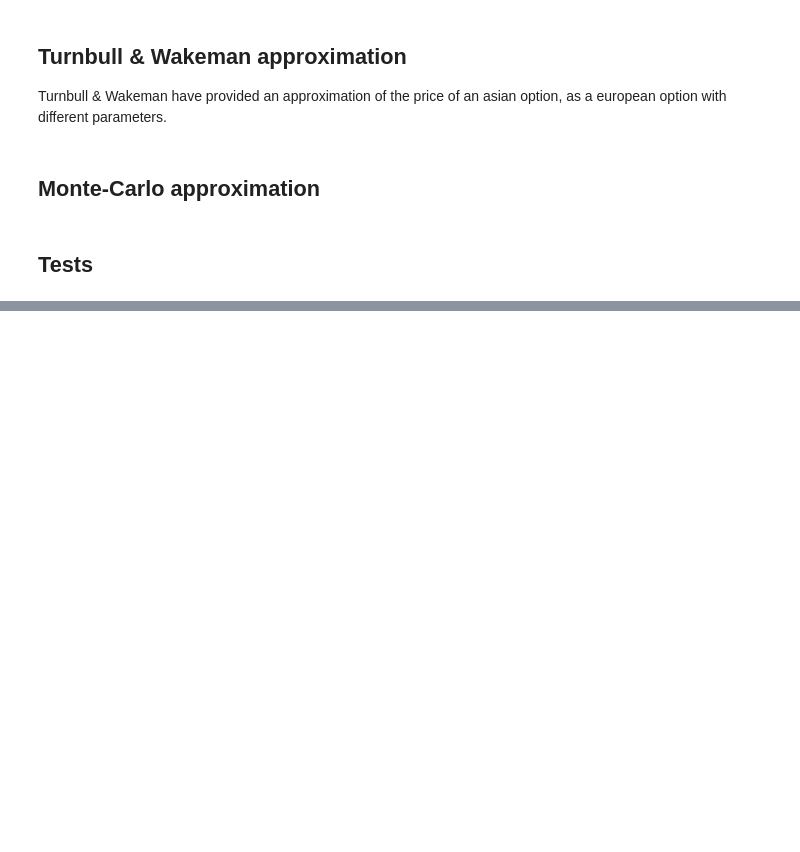
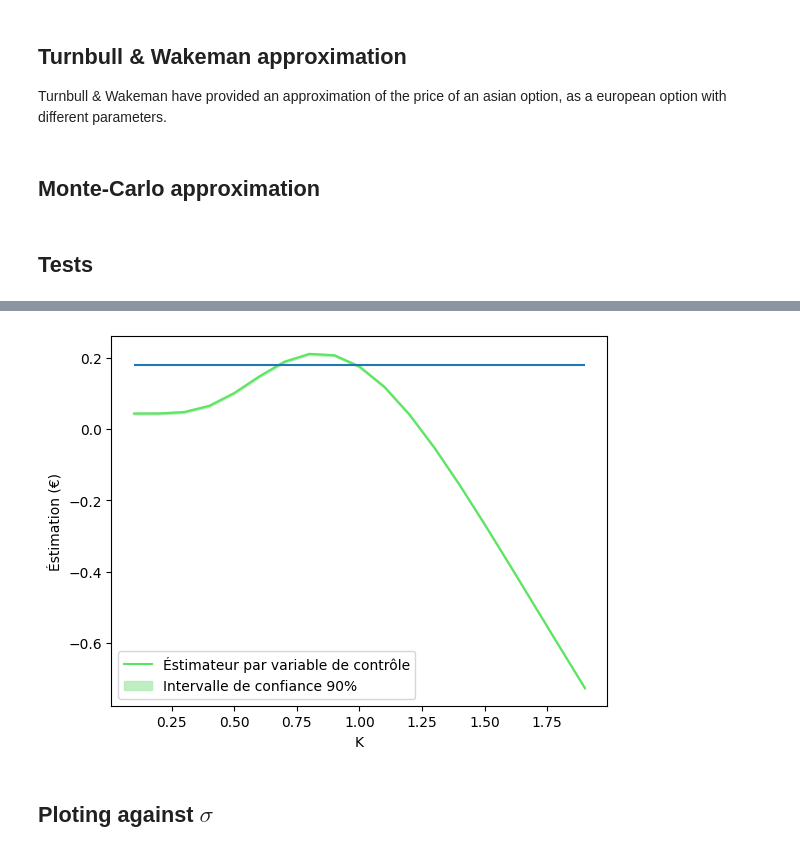
Before and after one commit to Sh3xe/asian-option-pricing, a Jupyter notebook: pricing.ipynb, the cells around one changed output, grey strips where cells are left out. Drawn from its saved outputs; the diff is of its cells as text; code cells hidden in the pictures; blank space fills up the shorter version.

```diff
--- a/pricing.ipynb
+++ b/pricing.ipynb
@@ -197,0 +201,41 @@ plt.show()
+# %%
+def approx_calc_K(K, price_paths):
+    # Control variable monte-carlo
+    r_e, sig_e = ctrl_coeffs(r, sig, num_subdivs)
+    control_mean = call_eur_bs(r_e, sig_e, T, S0, K)
+    asian_mc_samples = np.maximum(price_paths.mean(axis=1) - K, 0)
+    control_samples = np.maximum(np.exp( np.log(price_paths)[:,1:].mean(axis=1) ) - K, 0)
+    asian_ctrl_mc_samples = np.exp(-r*T)*(asian_mc_samples - control_samples + control_mean)
+
+    approx = asian_ctrl_mc_samples.mean()
+    std_dev = asian_ctrl_mc_samples.std(ddof=1) / np.sqrt(len(asian_ctrl_mc_samples))
+    return approx, std_dev
+# %%
+num_paths = 1500 # To be calculated with a real criterion
+critical_value = 1.645
+
+price_paths = price_paths_bs(r, sig, T, S0, num_paths, num_subdivs)
+K_range = np.arange(0.1, 2.0, 0.1)
+approx_vec = np.zeros(K_range.shape)
+std_vec = np.zeros(K_range.shape)
+for i in range(len(K_range)):
+	approx, std_dev = approx_calc_K(K_range[i], price_paths)
+	approx_vec[i] = approx
+	std_vec[i] = std_dev
+
+tnw_approx = call_asian_bs_tnw(r, sig, T, S0, K, num_subdivs=n)
+lower = approx_vec - critical_value * std_vec
+upper = approx_vec + critical_value * std_vec
+plt.plot(K_range, approx_vec, c=GREEN, label="Éstimateur par variable de contrôle")
+plt.fill_between(K_range, lower, upper, color=FILL_GREEN, label="Intervalle de confiance 90%")
+
+plt.hlines(tnw_approx, xmin=K_range.min(), xmax=K_range.max())
+plt.xlabel("K")
+plt.ylabel("Éstimation (€)")
+plt.legend()
+plt.savefig("value_vs_K.png", dpi=600)
+plt.show()
+# %% [output]
+[figure, added]
+# %% [markdown]
+## Ploting against $\sigma$
```
Also changed, not shown: parts of 9 cells of this notebook, 3 other files.
